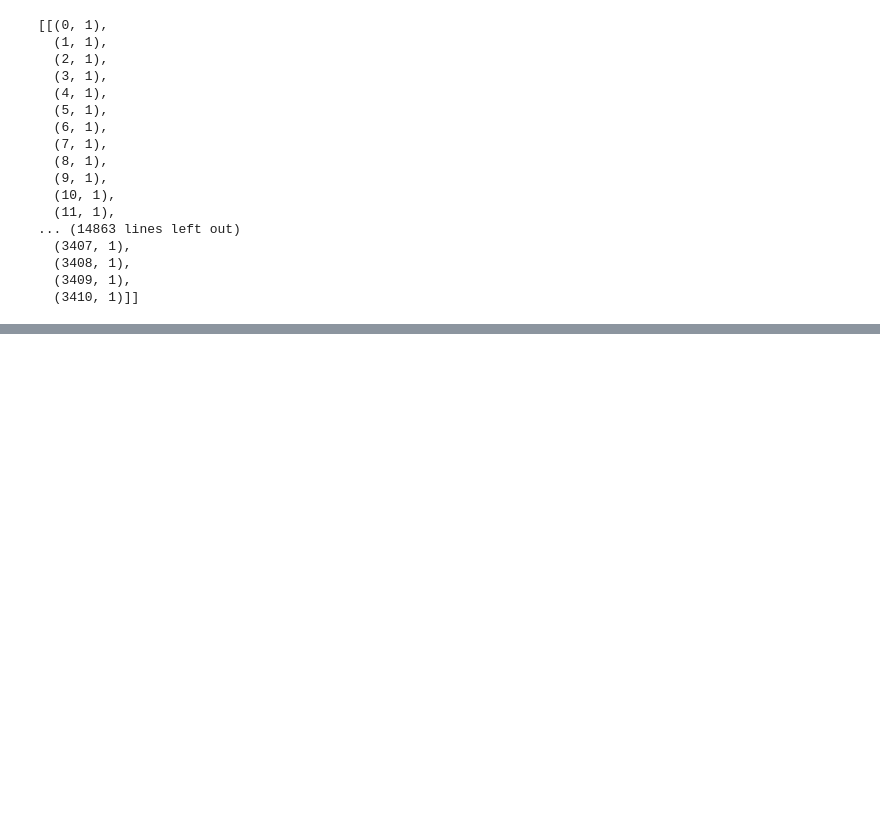
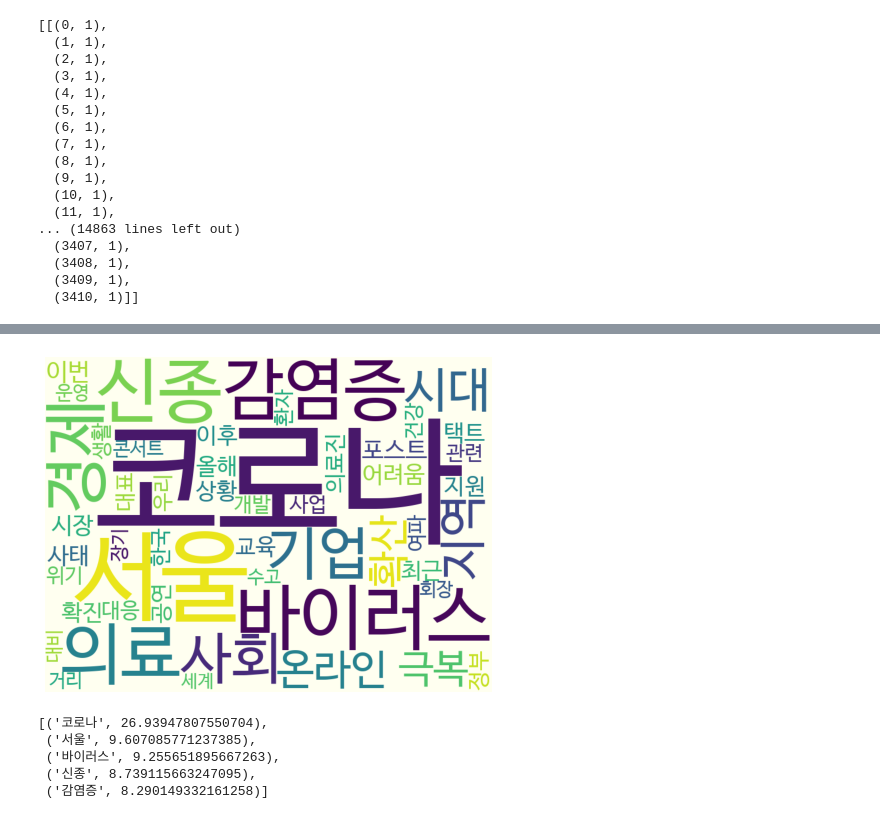
Before and after one commit to SunhoPark2107/python-restore, a Jupyter notebook: 0628_konlpy_감성분석.ipynb, the cells around one changed output, grey strips where cells are left out. Cells and saved outputs as stored; diff of their text form; code cells hidden in the pictures; blank space fills up the shorter version.

```diff
--- a/0628_konlpy_감성분석.ipynb
+++ b/0628_konlpy_감성분석.ipynb
@@ -507,0 +512,29 @@ plt.show()
+# %%
+path = 'user/share/fonts/truetype/nanum/NanumBarunGothic.ttf'
+plt.rc('font', family='NanumBarunGothic')
+wc = WordCloud(font_path = path, background_color='ivory', width=800, height=600, max_words = 50)
+
+corpus = POS_description_noun_join
+vectorizer = TfidfVectorizer()
+vecs = vectorizer.fit_transform(corpus)
+feature_names = vectorizer.get_feature_names()
+dense = vecs.todense()
+lst1 = dense.tolist()
+df = pd.DataFrame(lst1, columns=feature_names)
+df.T.sum(axis=1)
+Cloud = wc.generate_from_frequencies(df.T.sum(axis=1))
+
+plt.figure(figsize = (8, 8))
+plt.imshow(Cloud)
+plt.axis('off')
+plt.show()
+# %% [output]
+[figure, added]
+# %%
+POS_words[:5]
+# %% [output]
+[('코로나', 26.93947807550704),
+ ('서울', 9.607085771237385),
+ ('바이러스', 9.255651895667263),
+ ('신종', 8.739115663247095),
+ ('감염증', 8.290149332161258)]
```
Also changed, not shown: parts of 12 cells of this notebook.
